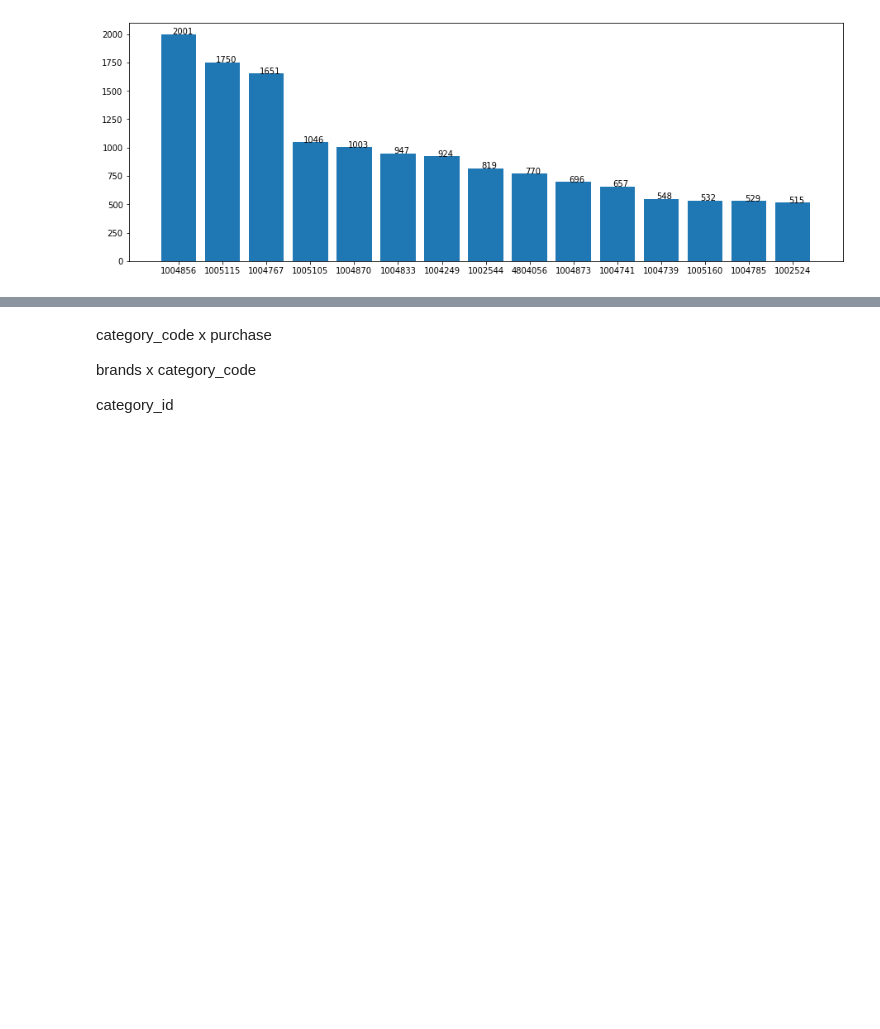
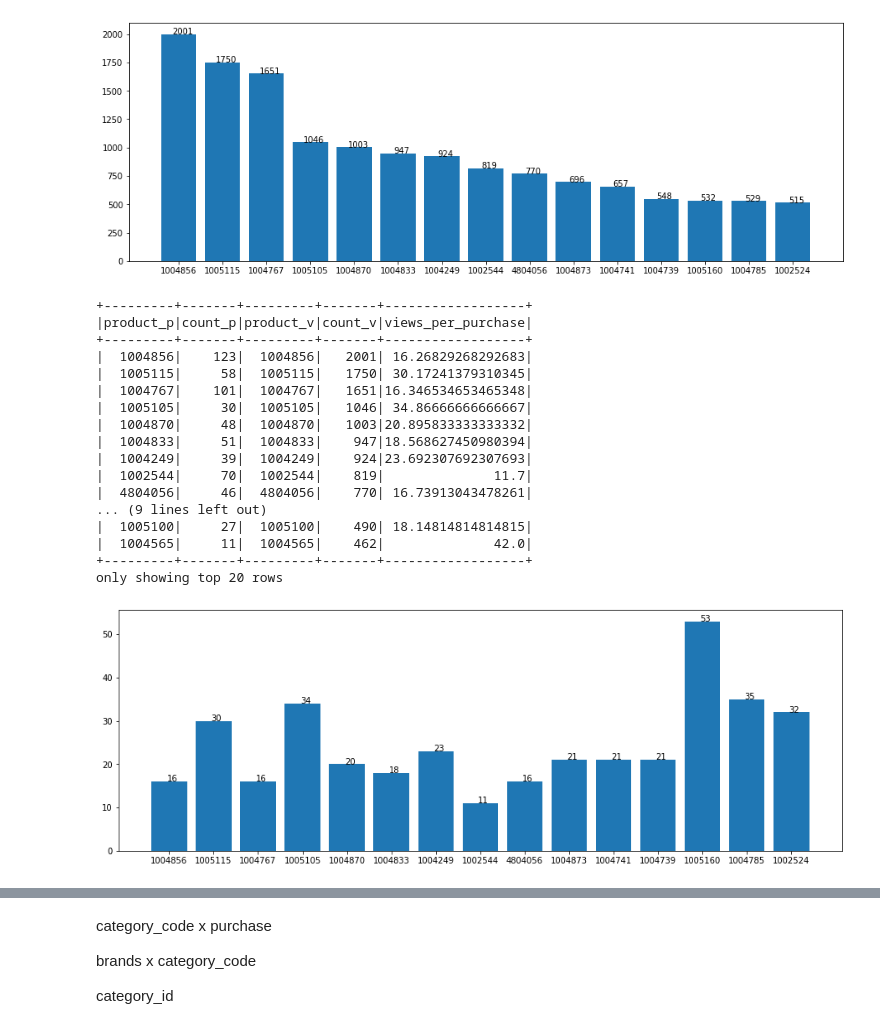
Before and after one commit to Caldeirada/abd_recommendation, a Jupyter notebook: data_exploration_preparation.ipynb, the cells around one changed output, grey strips where cells are left out. Cells and saved outputs as stored; diff of their text form; code cells hidden in the pictures; blank space fills up the shorter version.

```diff
--- a/data_exploration_preparation.ipynb
+++ b/data_exploration_preparation.ipynb
@@ -309,9 +329,9 @@ only showing top 20 rows
 # produto x view
 
 limit = 15
-products_purchased = df_sales.where(col("event_type") == "view").groupBy("product_id", "brand").count().orderBy(col("count").desc())
-products_purchased.show()
-barPlot([str(col["product_id"]) for col in products_purchased.select("product_id").limit(limit).collect()], [row["count"] for row in products_purchased.take(limit)])
+products_viewed = df_sales.where(col("event_type") == "view").groupBy("product_id", "brand").count().orderBy(col("count").desc())
+products_viewed.show()
+barPlot([str(col["product_id"]) for col in products_viewed.select("product_id").limit(limit).collect()], [row["count"] for row in products_viewed.take(limit)])
 # %% [output]
 +----------+-------+-----+
 |product_id|  brand|count|
@@ -331,3 +351,29 @@ barPlot([str(col["product_id"]) for col in products_purchased.select("product_id
 +----------+-------+-----+
 only showing top 20 rows
 [figure]
+# %%
+# products viewed vs products purchased
+
+limit = 15
+purchase_view_products = products_purchased.select(col("product_id").alias("product_p"), col("count").alias("count_p")).join(products_viewed.select(col("product_id").alias("product_v"), col("count").alias("count_v")), col("product_p") == col("product_v"), 'full').where(col("product_p").isNotNull()).withColumn("views_per_purchase", col("count_v").cast('int')/col("count_p").cast('int')).orderBy(col("count_v").desc())
+purchase_view_products.show()
+barPlot([str(col["product_p"]) for col in purchase_view_products.select("product_p").limit(limit).collect()], [int(col["views_per_purchase"]) for col in purchase_view_products.select("views_per_purchase").limit(limit).collect()])
+# %% [output]
++---------+-------+---------+-------+------------------+
+|product_p|count_p|product_v|count_v|views_per_purchase|
++---------+-------+---------+-------+------------------+
+|  1004856|    123|  1004856|   2001| 16.26829268292683|
+|  1005115|     58|  1005115|   1750| 30.17241379310345|
+|  1004767|    101|  1004767|   1651|16.346534653465348|
+|  1005105|     30|  1005105|   1046| 34.86666666666667|
+|  1004870|     48|  1004870|   1003|20.895833333333332|
+|  1004833|     51|  1004833|    947|18.568627450980394|
+|  1004249|     39|  1004249|    924|23.692307692307693|
+|  1002544|     70|  1002544|    819|              11.7|
+|  4804056|     46|  4804056|    770| 16.73913043478261|
+... (9 lines left out)
+|  1005100|     27|  1005100|    490| 18.14814814814815|
+|  1004565|     11|  1004565|    462|              42.0|
++---------+-------+---------+-------+------------------+
+only showing top 20 rows
+[figure, added]
```
Also changed, not shown: parts of 6 cells of this notebook.
